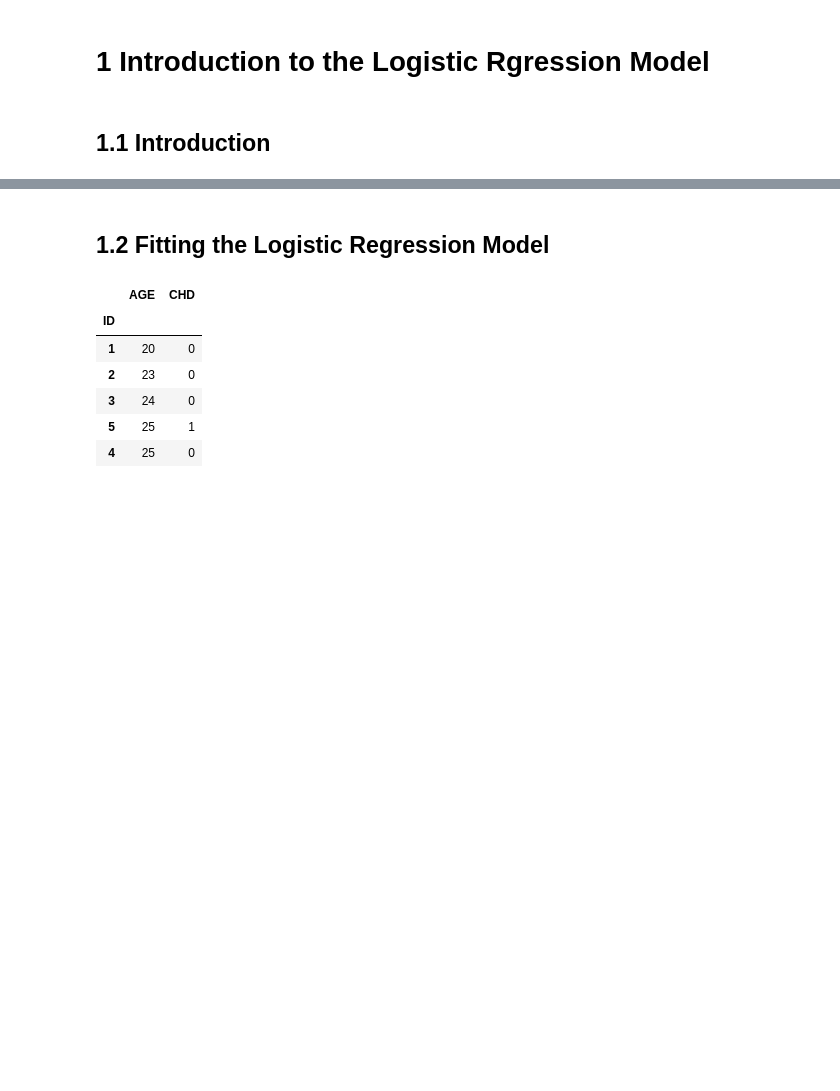
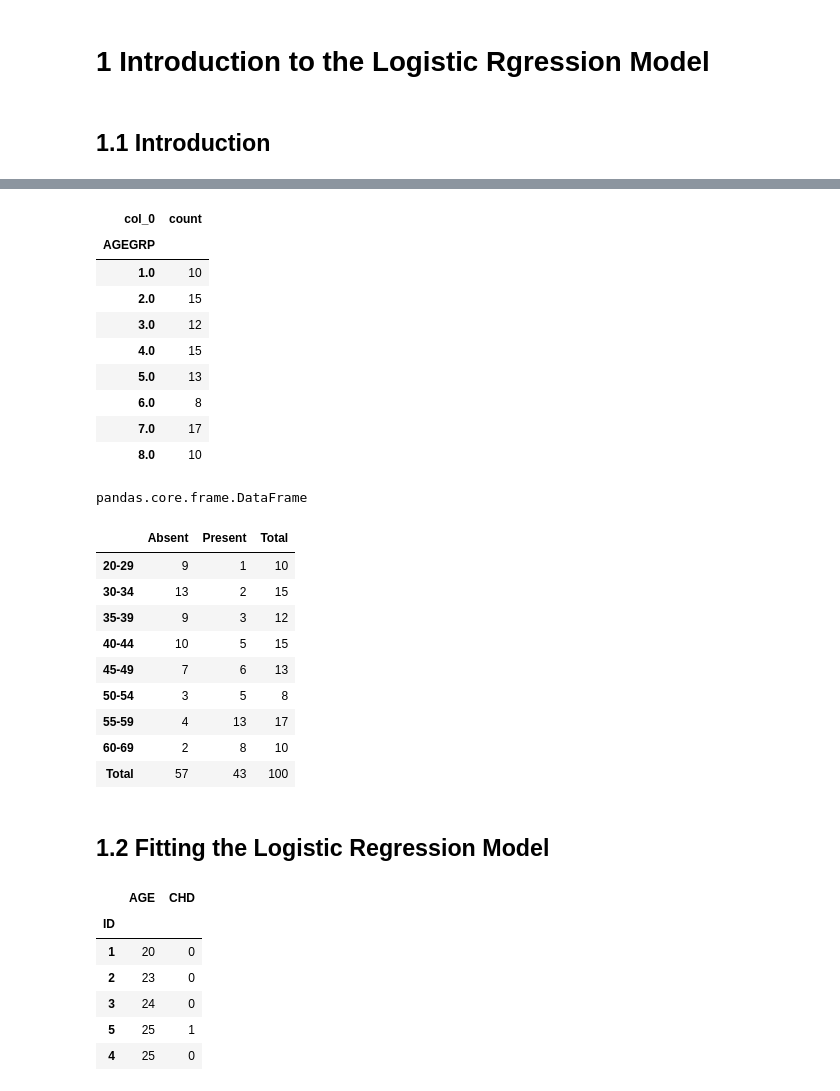
Before and after one commit to szleiye/applied_logistic_regression, a Jupyter notebook: Applied_Logistic_Regression.ipynb, the cells around one changed output, grey strips where cells are left out. Saved outputs shown, nothing was run; the diff lists cells and outputs as text; code cells hidden in the pictures; blank space fills up the shorter version.

```diff
--- a/Applied_Logistic_Regression.ipynb
+++ b/Applied_Logistic_Regression.ipynb
@@ -30,3 +66,37 @@ data.plot(x='AGE',y='CHD',kind='scatter')
+# %%
+#one way table
+table=pd.crosstab(index=data['AGEGRP'],columns='count')
+table
+#confirm the crosstab is a dataframe
+type(table)
+
+#two way tables/
+table2=pd.crosstab(index=data['AGEGRP'],columns=data['CHD'],margins=True)
+table2.index=["20-29","30-34","35-39","40-44","45-49","50-54","55-59","60-69","Total"]
+table2.columns=["Absent","Present","Total"]
+table2
+# %% [output]
+| col_0 | count |
+| AGEGRP |  |
+| 1.0 | 10 |
+| 2.0 | 15 |
+| 3.0 | 12 |
+| 4.0 | 15 |
+| 5.0 | 13 |
+| 6.0 | 8 |
+| 7.0 | 17 |
+| 8.0 | 10 |
+pandas.core.frame.DataFrame
+|  | Absent | Present | Total |
+| 20-29 | 9 | 1 | 10 |
+| 30-34 | 13 | 2 | 15 |
+| 35-39 | 9 | 3 | 12 |
+| 40-44 | 10 | 5 | 15 |
+| 45-49 | 7 | 6 | 13 |
+| 50-54 | 3 | 5 | 8 |
+| 55-59 | 4 | 13 | 17 |
+| 60-69 | 2 | 8 | 10 |
+| Total | 57 | 43 | 100 |
 # %% [markdown]
 ## 1.2 Fitting the Logistic Regression Model
 # %%
```
Also changed, not shown: parts of 3 cells of this notebook.
